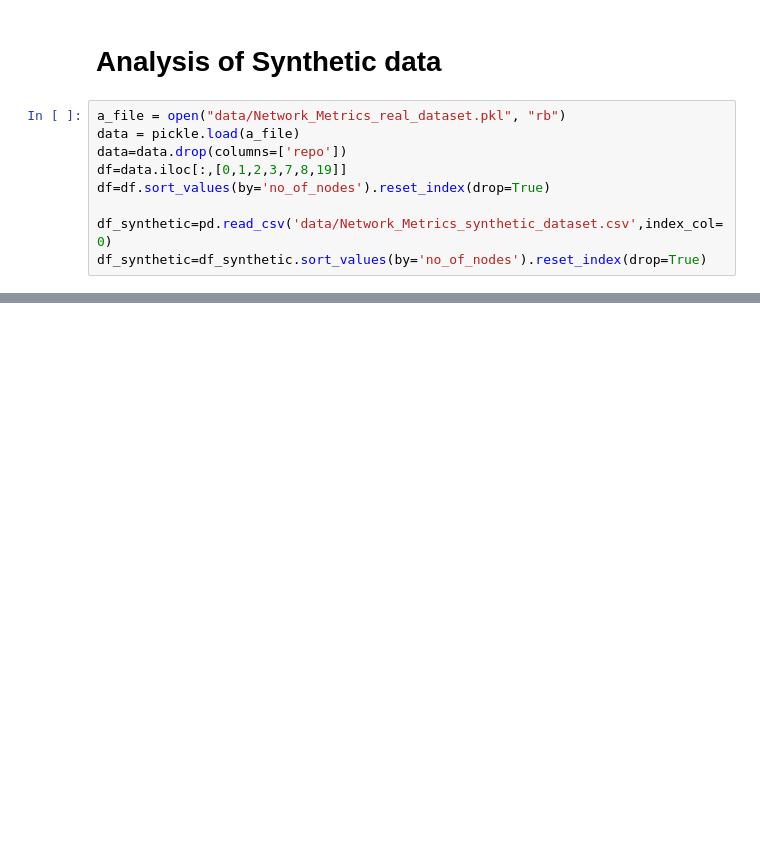
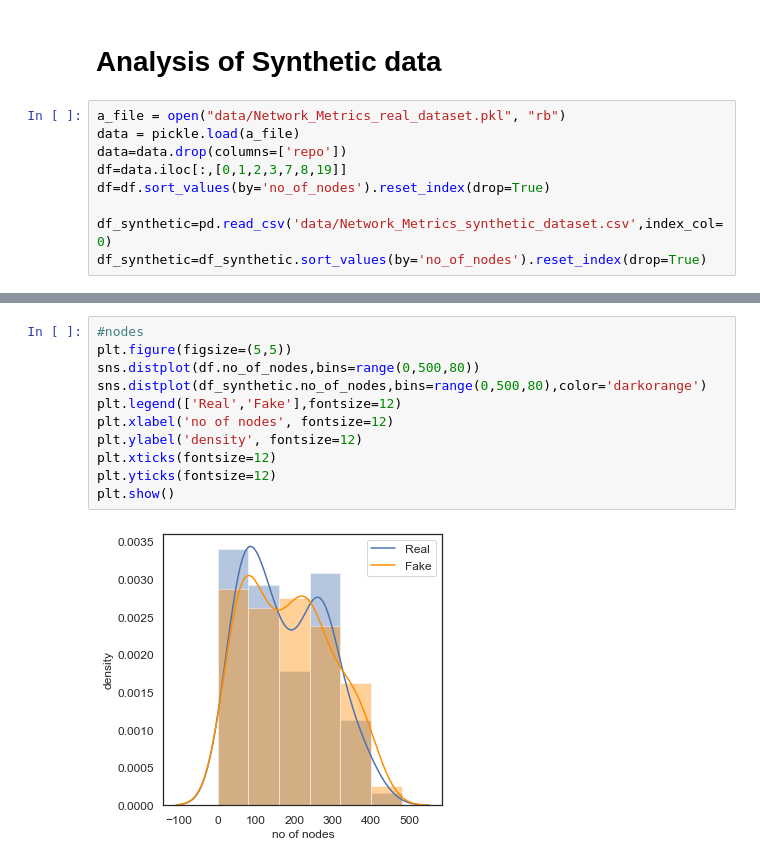
Before and after one commit to arslanzafar95/SynthesizedDeveloperSocialNetworks, a Jupyter notebook: scripts/data_synthesis_with_bayesian_statistics.ipynb, the cells around one changed output, grey strips where cells are left out. Cells and saved outputs as stored; diff of their text form; blank space fills up the shorter version.

```diff
--- a/scripts/data_synthesis_with_bayesian_statistics.ipynb
+++ b/scripts/data_synthesis_with_bayesian_statistics.ipynb
@@ -344,0 +350,13 @@ table_evaluator.visual_evaluation()
+# %%
+#nodes
+plt.figure(figsize=(5,5))
+sns.distplot(df.no_of_nodes,bins=range(0,500,80))
+sns.distplot(df_synthetic.no_of_nodes,bins=range(0,500,80),color='darkorange')
+plt.legend(['Real','Fake'],fontsize=12)
+plt.xlabel('no of nodes', fontsize=12)
+plt.ylabel('density', fontsize=12)
+plt.xticks(fontsize=12)
+plt.yticks(fontsize=12)
+plt.show()
+# %% [output]
+[figure, added]
```
Also changed, not shown: parts of 12 cells of this notebook, 5 other files.
